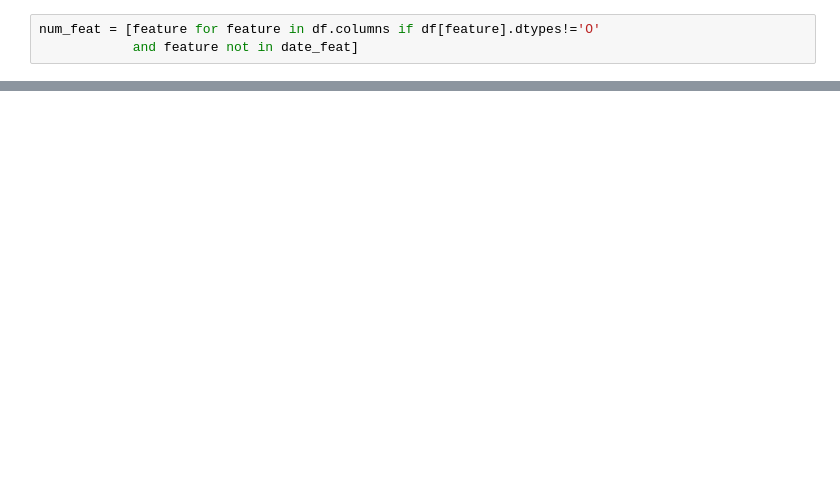
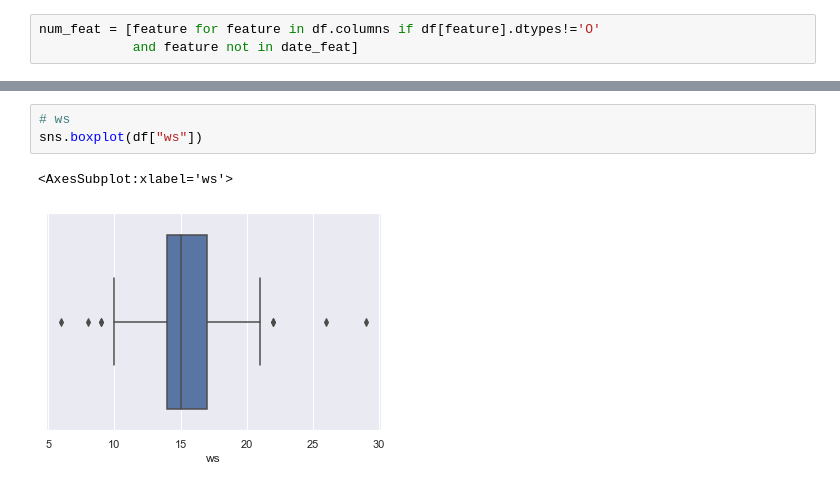
Before and after one commit to sreeman-11021996/iNeuron_Ass, a Jupyter notebook: 00. Assignments/home-work/05. End-to-End 29-05-2022/Algerian Forest Fires ML.ipynb, the cells around one changed output, grey strips where cells are left out. Saved outputs shown, nothing was run; the diff lists cells and outputs as text; blank space fills up the shorter version.

```diff
--- a/00. Assignments/home-work/05. End-to-End 29-05-2022/Algerian Forest Fires ML.ipynb
+++ b/00. Assignments/home-work/05. End-to-End 29-05-2022/Algerian Forest Fires ML.ipynb
@@ -430,0 +465,6 @@ num_feat
+# %%
+# ws
+sns.boxplot(df["ws"])
+# %% [output]
+<AxesSubplot:xlabel='ws'>
+[figure, added]
```
Also changed, not shown: parts of 15 cells of this notebook.
